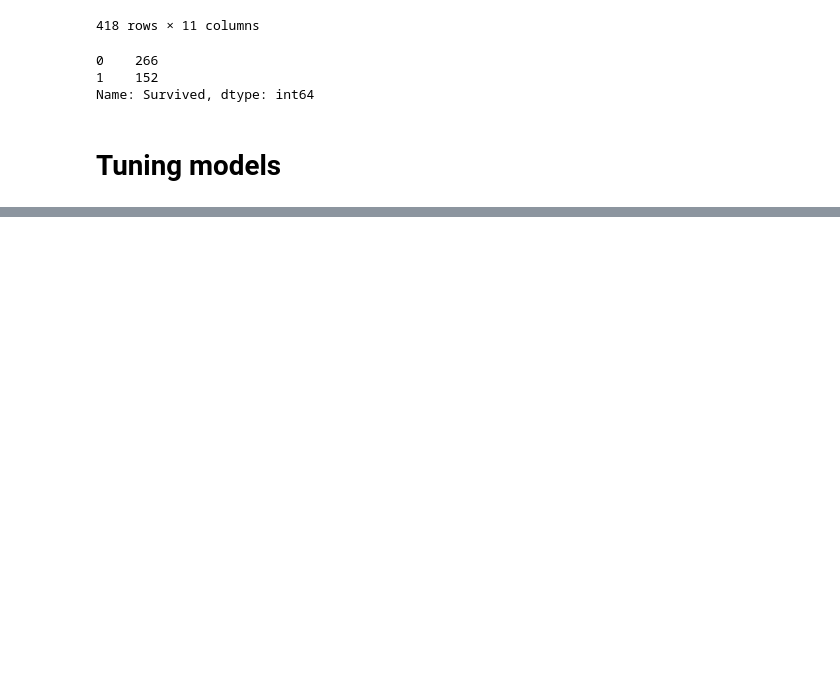
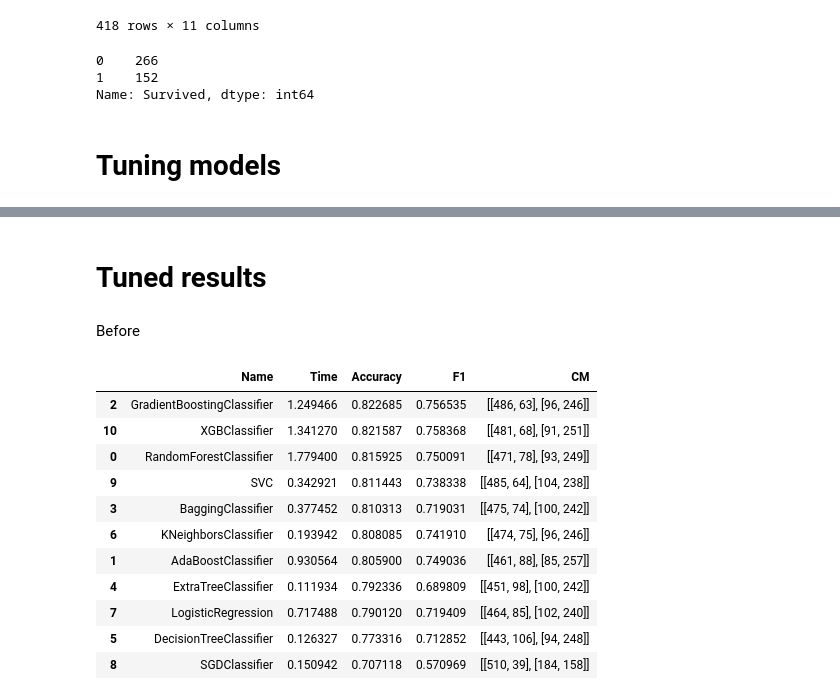
Before and after one commit to tcmaso/titanic-survival-prediction, a Jupyter notebook: Untitled.ipynb, the cells around one changed output, grey strips where cells are left out. Cells and saved outputs as stored; diff of their text form; code cells hidden in the pictures; blank space fills up the shorter version.

Commit message:
Tuned  results

```diff
--- a/Untitled.ipynb
+++ b/Untitled.ipynb
@@ -795,0 +1046,19 @@ submission.to_csv(r'submission.csv', index=False)
+# %% [markdown]
+# Tuned results
+# %% [markdown]
+Before
+# %%
+pd.DataFrame(results_dict).sort_values(by='Accuracy', ascending=False)
+# %% [output]
+|  | Name | Time | Accuracy | F1 | CM |
+| 2 | GradientBoostingClassifier | 1.249466 | 0.822685 | 0.756535 | [[486, 63], [96, 246]] |
+| 10 | XGBClassifier | 1.341270 | 0.821587 | 0.758368 | [[481, 68], [91, 251]] |
+| 0 | RandomForestClassifier | 1.779400 | 0.815925 | 0.750091 | [[471, 78], [93, 249]] |
+| 9 | SVC | 0.342921 | 0.811443 | 0.738338 | [[485, 64], [104, 238]] |
+| 3 | BaggingClassifier | 0.377452 | 0.810313 | 0.719031 | [[475, 74], [100, 242]] |
+| 6 | KNeighborsClassifier | 0.193942 | 0.808085 | 0.741910 | [[474, 75], [96, 246]] |
+| 1 | AdaBoostClassifier | 0.930564 | 0.805900 | 0.749036 | [[461, 88], [85, 257]] |
+| 4 | ExtraTreeClassifier | 0.111934 | 0.792336 | 0.689809 | [[451, 98], [100, 242]] |
+| 7 | LogisticRegression | 0.717488 | 0.790120 | 0.719409 | [[464, 85], [102, 240]] |
+| 5 | DecisionTreeClassifier | 0.126327 | 0.773316 | 0.712852 | [[443, 106], [94, 248]] |
+| 8 | SGDClassifier | 0.150942 | 0.707118 | 0.570969 | [[510, 39], [184, 158]] |
```
Also changed, not shown: parts of 36 cells of this notebook, 1 other file.
